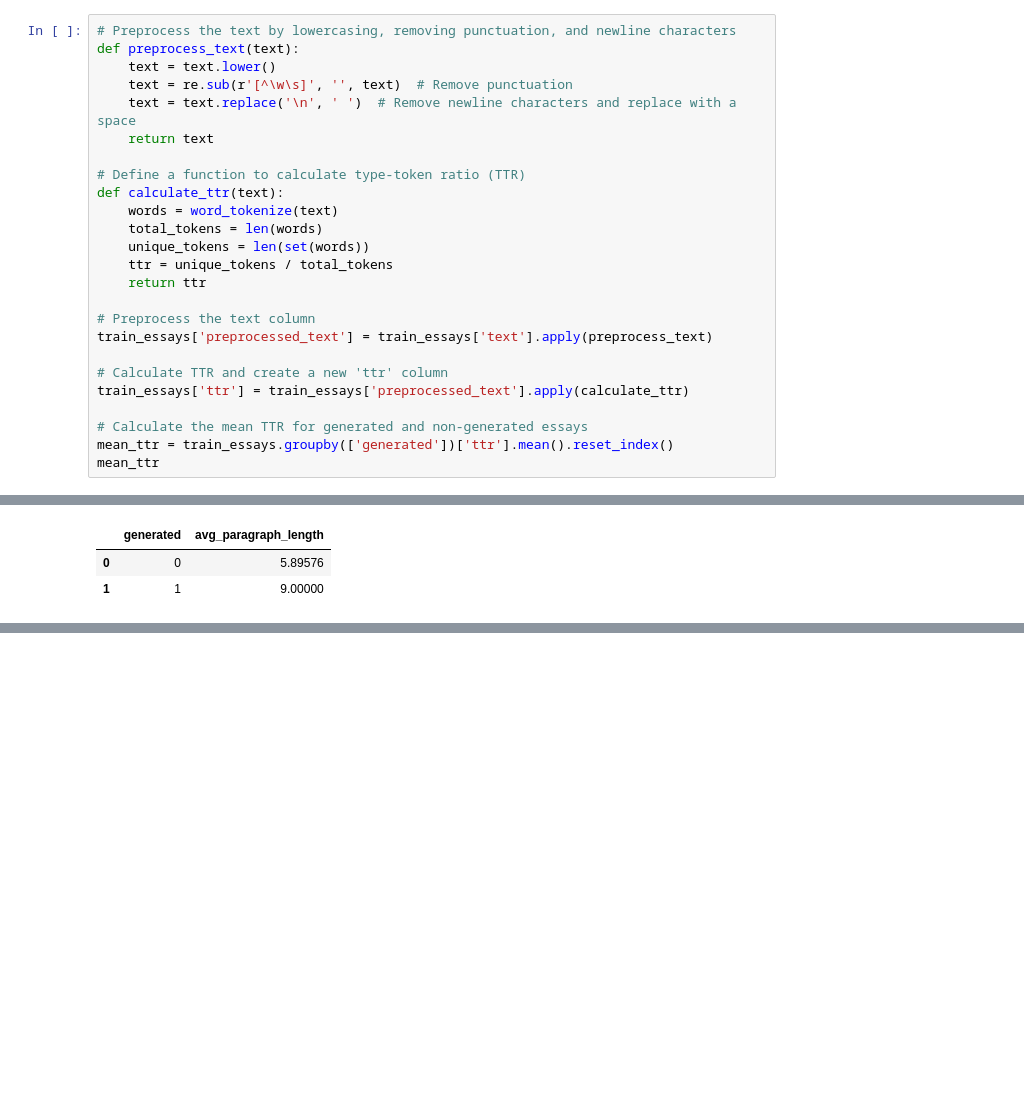
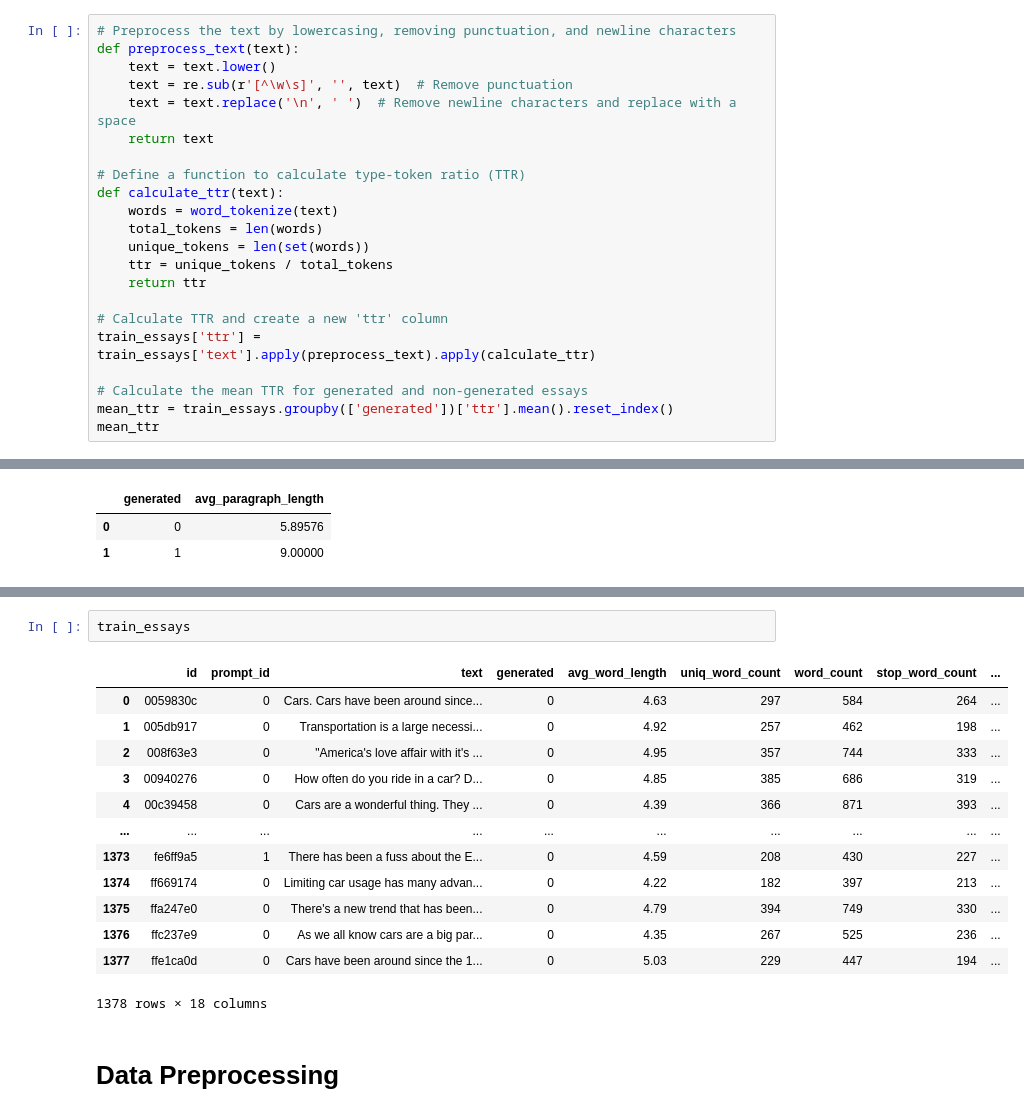
Before and after one commit to shpatrickguo/Mi2S, a Jupyter notebook: detect-ai-generated-text.ipynb, the cells around one changed output, grey strips where cells are left out. Saved outputs shown, nothing was run; the diff lists cells and outputs as text; blank space fills up the shorter version.

Commit message:
Kaggle Notebook | Detect AI Generated Text | Version 3

```diff
--- a/detect-ai-generated-text.ipynb
+++ b/detect-ai-generated-text.ipynb
@@ -281,11 +289,8 @@ def calculate_ttr(text):
     ttr = unique_tokens / total_tokens
     return ttr
 
-# Preprocess the text column
-train_essays['preprocessed_text'] = train_essays['text'].apply(preprocess_text)
-
 # Calculate TTR and create a new 'ttr' column
-train_essays['ttr'] = train_essays['preprocessed_text'].apply(calculate_ttr)
+train_essays['ttr'] = train_essays['text'].apply(preprocess_text).apply(calculate_ttr)
 
 # Calculate the mean TTR for generated and non-generated essays
 mean_ttr = train_essays.groupby(['generated'])['ttr'].mean().reset_index()
@@ -316,0 +544,19 @@ mean_avg_paragraph_length
+# %%
+train_essays
+# %% [output]
+|  | id | prompt_id | text | generated | avg_word_length | uniq_word_count | word_count | stop_word_count | ... |
+| 0 | 0059830c | 0 | Cars. Cars have been around since... | 0 | 4.63 | 297 | 584 | 264 | ... |
+| 1 | 005db917 | 0 | Transportation is a large necessi... | 0 | 4.92 | 257 | 462 | 198 | ... |
+| 2 | 008f63e3 | 0 | "America's love affair with it's ... | 0 | 4.95 | 357 | 744 | 333 | ... |
+| 3 | 00940276 | 0 | How often do you ride in a car? D... | 0 | 4.85 | 385 | 686 | 319 | ... |
+| 4 | 00c39458 | 0 | Cars are a wonderful thing. They ... | 0 | 4.39 | 366 | 871 | 393 | ... |
+| ... | ... | ... | ... | ... | ... | ... | ... | ... | ... |
+| 1373 | fe6ff9a5 | 1 | There has been a fuss about the E... | 0 | 4.59 | 208 | 430 | 227 | ... |
+| 1374 | ff669174 | 0 | Limiting car usage has many advan... | 0 | 4.22 | 182 | 397 | 213 | ... |
+| 1375 | ffa247e0 | 0 | There's a new trend that has been... | 0 | 4.79 | 394 | 749 | 330 | ... |
+| 1376 | ffc237e9 | 0 | As we all know cars are a big par... | 0 | 4.35 | 267 | 525 | 236 | ... |
+| 1377 | ffe1ca0d | 0 | Cars have been around since the 1... | 0 | 5.03 | 229 | 447 | 194 | ... |
+1378 rows × 18 columns
+# %% [markdown]
+<a id="data-preprocessing"></a>
+# Data Preprocessing
```
Also changed, not shown: parts of 6 cells of this notebook.
